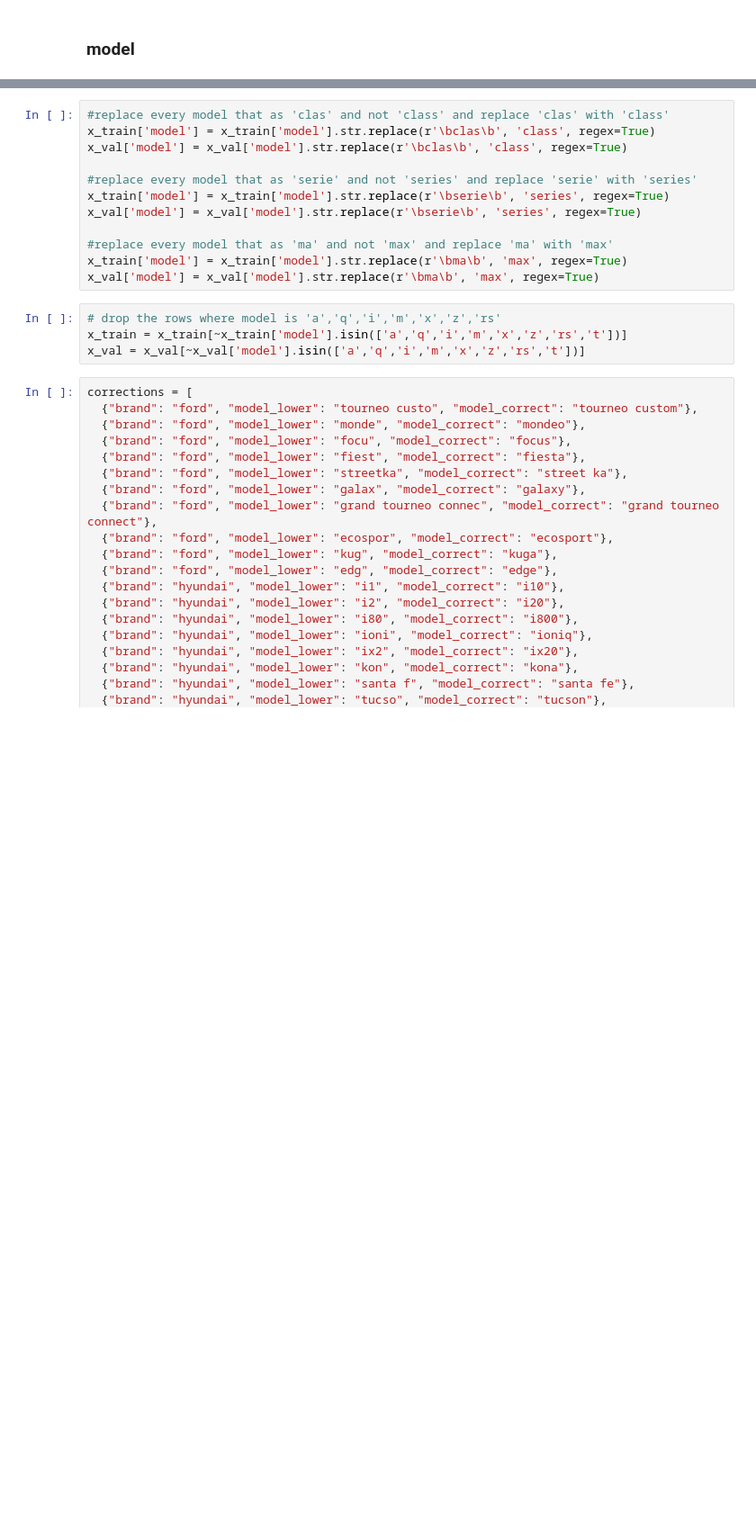
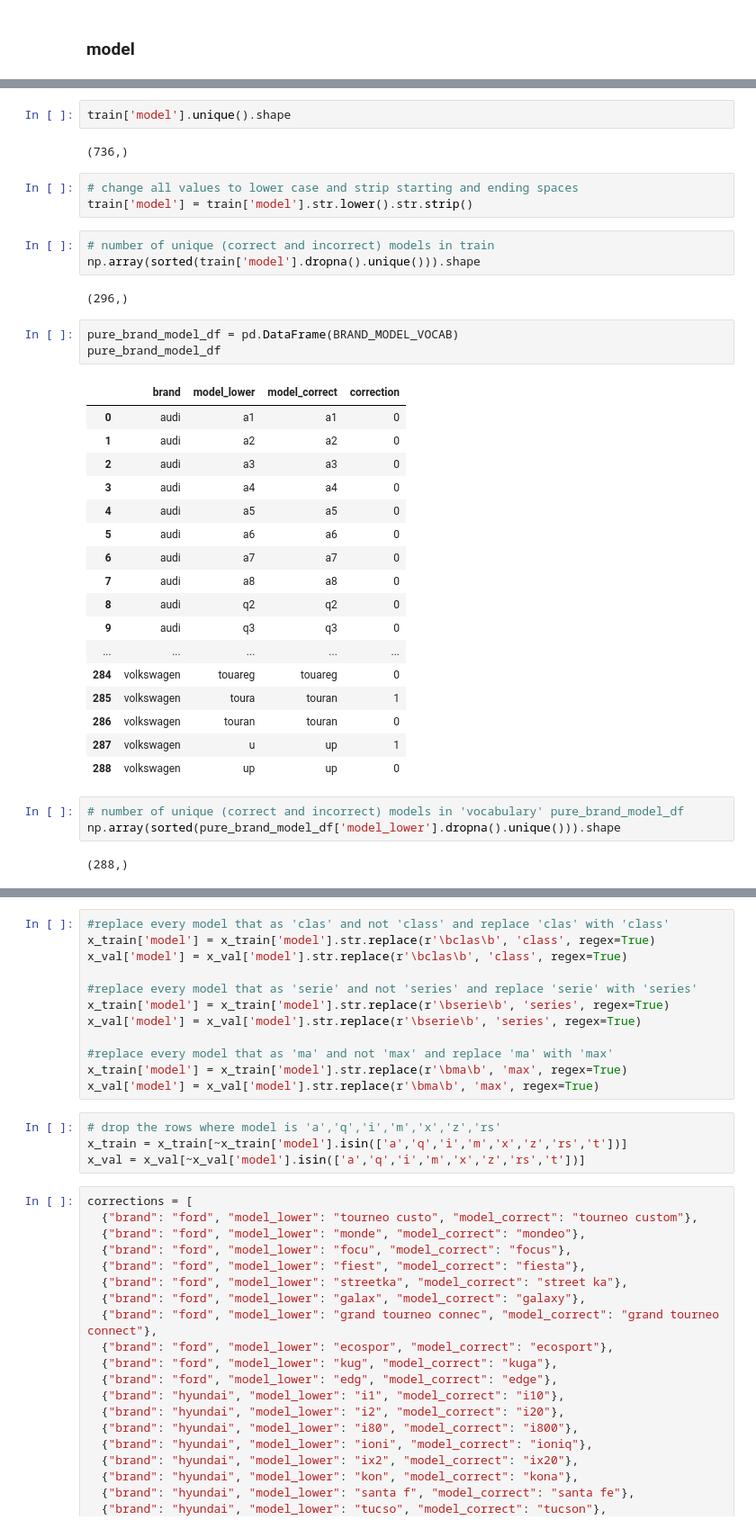
Before and after one commit to novaimsmlgurus/ml, a Jupyter notebook: General_Project_ML.ipynb, the cells around one changed output, grey strips where cells are left out. Shown at 90% size. Saved outputs shown, nothing was run; the diff lists cells and outputs as text; blank space fills up the shorter version.

```diff
--- a/General_Project_ML.ipynb
+++ b/General_Project_ML.ipynb
@@ -807,0 +372,38 @@ train.loc[train["Brand"].isna()][["Brand","model"]]
+# %%
+train['model'].unique().shape
+# %% [output]
+(736,)
+# %%
+# change all values to lower case and strip starting and ending spaces
+train['model'] = train['model'].str.lower().str.strip()
+# %%
+# number of unique (correct and incorrect) models in train
+np.array(sorted(train['model'].dropna().unique())).shape
+# %% [output]
+(296,)
+# %%
+pure_brand_model_df = pd.DataFrame(BRAND_MODEL_VOCAB)
+pure_brand_model_df
+# %% [output]
+|  | brand | model_lower | model_correct | correction |
+| 0 | audi | a1 | a1 | 0 |
+| 1 | audi | a2 | a2 | 0 |
+| 2 | audi | a3 | a3 | 0 |
+| 3 | audi | a4 | a4 | 0 |
+| 4 | audi | a5 | a5 | 0 |
+| 5 | audi | a6 | a6 | 0 |
+| 6 | audi | a7 | a7 | 0 |
+| 7 | audi | a8 | a8 | 0 |
+| 8 | audi | q2 | q2 | 0 |
+| 9 | audi | q3 | q3 | 0 |
+| ... | ... | ... | ... | ... |
+| 284 | volkswagen | touareg | touareg | 0 |
+| 285 | volkswagen | toura | touran | 1 |
+| 286 | volkswagen | touran | touran | 0 |
+| 287 | volkswagen | u | up | 1 |
+| 288 | volkswagen | up | up | 0 |
+# %%
+# number of unique (correct and incorrect) models in 'vocabulary' pure_brand_model_df
+np.array(sorted(pure_brand_model_df['model_lower'].dropna().unique())).shape
+# %% [output]
+(288,)
```
Also changed, not shown: parts of 83 cells of this notebook, 1 other file.
